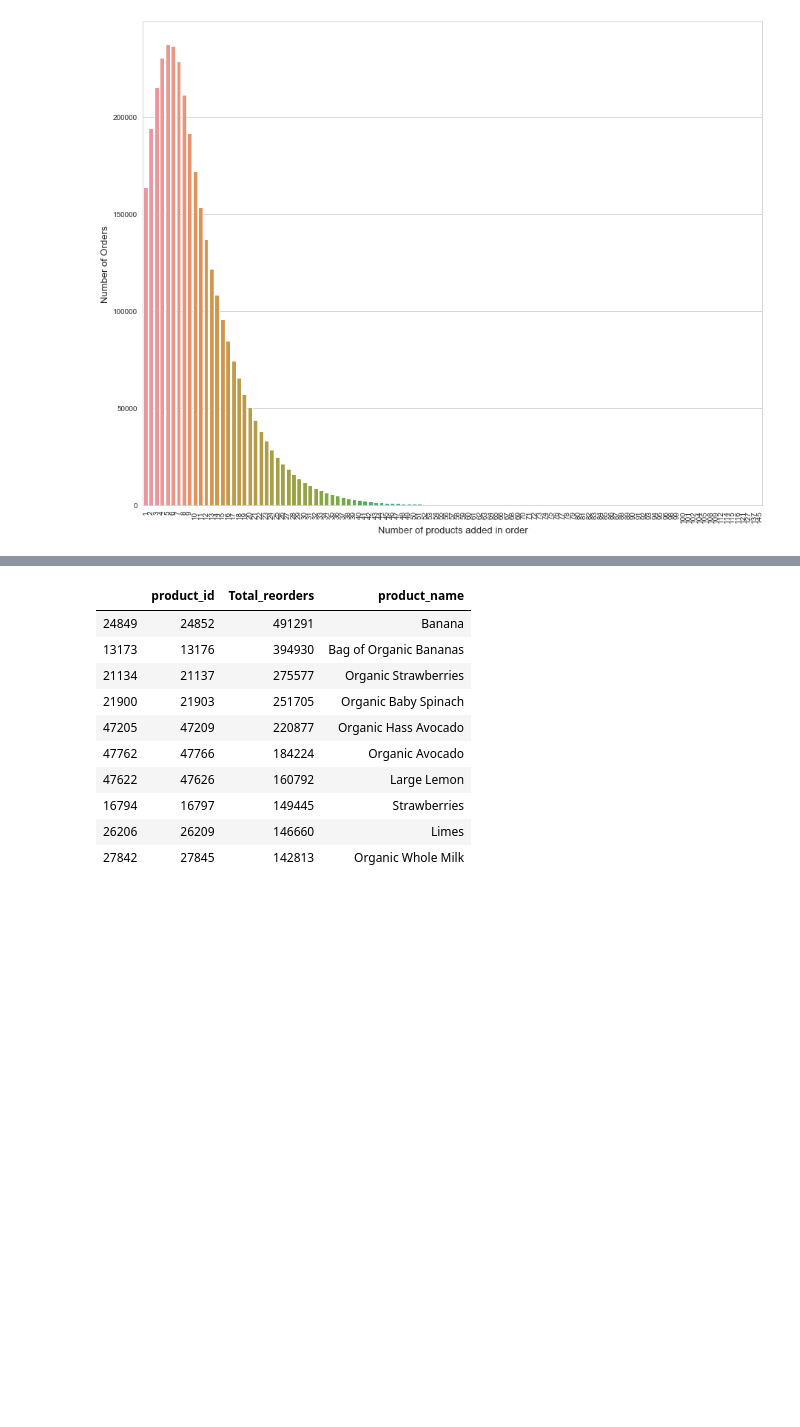
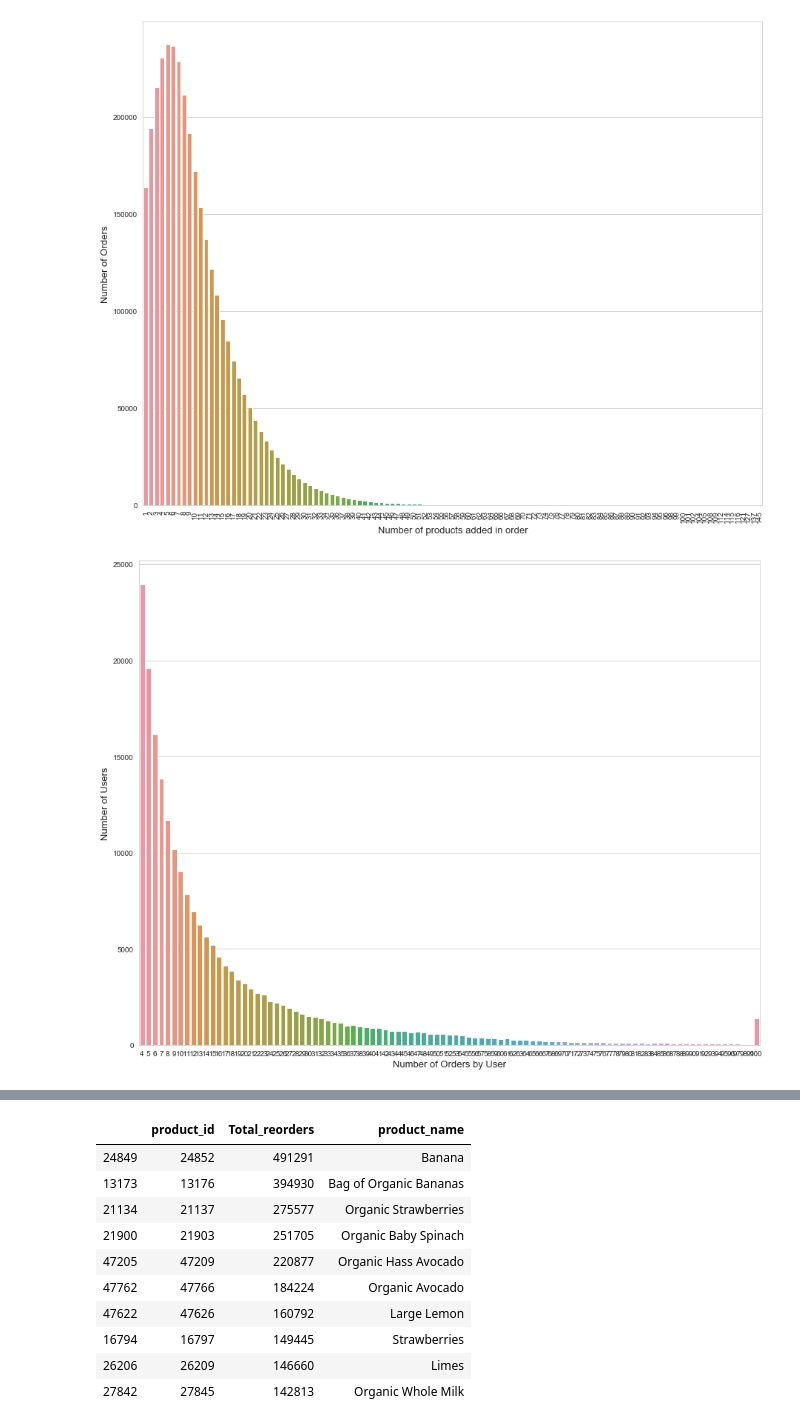
Before and after one commit to miguelgrisanti/Instacart_Capstone, a Jupyter notebook: InstaCart_Miguelgris.ipynb, the cells around one changed output, grey strips where cells are left out. Cells and saved outputs as stored; diff of their text form; code cells hidden in the pictures; blank space fills up the shorter version.

```diff
--- a/InstaCart_Miguelgris.ipynb
+++ b/InstaCart_Miguelgris.ipynb
@@ -112,3 +113,16 @@ plt.xlabel('Number of products added in order', fontsize=13)
 plt.show()
 # %% [output]
 [figure]
+# %%
+ordered = orders.groupby('user_id')['order_id'].aggregate('count').reset_index()
+ordered = ordered.order_id.value_counts()
+
+sns.set_style('whitegrid')
+f, ax = plt.subplots(figsize=(15,12))
+sns.barplot(ordered.index, ordered.values)
+
+plt.ylabel('Number of Users', fontsize=13)
+plt.xlabel('Number of Orders by User', fontsize=13)
+plt.show()
+# %% [output]
+[figure, added]
```
Also changed, not shown: parts of 18 cells of this notebook.
